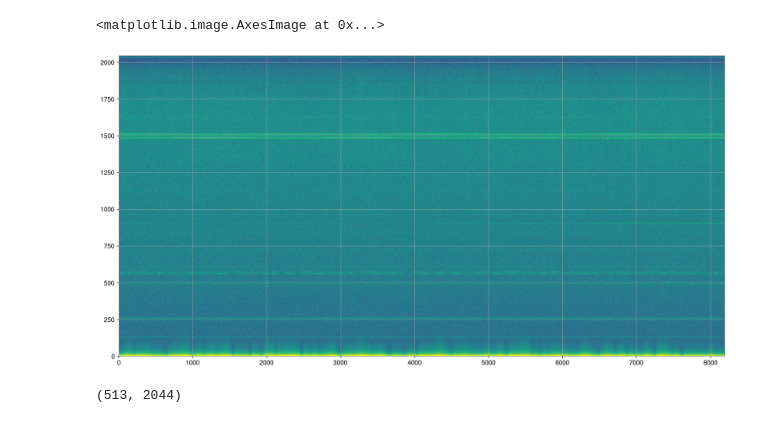
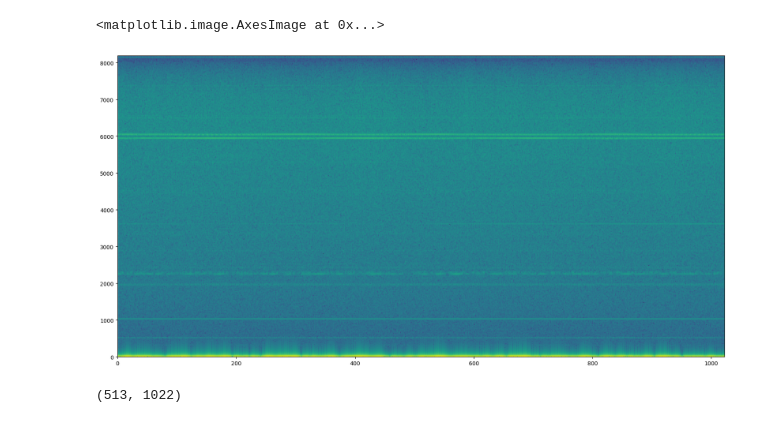
Before and after one commit to TechPr1est/LIGO-data-analysis, a Jupyter notebook: notebooks/generating_plots.ipynb, the cells around one changed output. Cells and saved outputs as stored; diff of their text form; code cells hidden in the pictures.

Commit message:
Fixing final spectrogram issues, preparing values needed for constant Q transform

```diff
--- a/notebooks/generating_plots.ipynb
+++ b/notebooks/generating_plots.ipynb
@@ -12,24 +12,25 @@ CHUNK_SIZE = 1024
 FS = 16384
 fft_chunk = []
 
-#splitting the data into 1024-element chunks and putting them into FFT to generate a raw spectrogram
-for s in range(0, len(strain_data)-CHUNK_SIZE, CHUNK_SIZE//4):
+# splitting the data into 1024-element chunks and putting them into FFT to generate a raw spectrogram
+for s in range(0, len(strain_data)-CHUNK_SIZE, CHUNK_SIZE//2):
     chunk = strain_data[s:s+CHUNK_SIZE] * np.hanning(CHUNK_SIZE)
+
     fft_chunk.append(10 * np.log10(np.abs(np.fft.rfft(chunk))))
 
 spectro_data = np.array(fft_chunk).T
 # %%
 plt.figure(figsize=(20,10))
 plt.imshow(spectro_data,
-           extent=(0,FS//2,0,spectro_data.shape[1]),
+           extent=(0,spectro_data.shape[1],0,FS//2),
            aspect="auto",
           origin="lower")
 # %% [output]
 <matplotlib.image.AxesImage at 0x...>
-[figure, old version]
+[figure, new version]
 # %%
 spectro_data.shape
 # %% [output]
-(513, 2044)
+(513, 1022)
 # %%
 # The spectrogram doesnt show anything no matter what i do with it.
```
Also changed, not shown: parts of 2 cells of this notebook.
